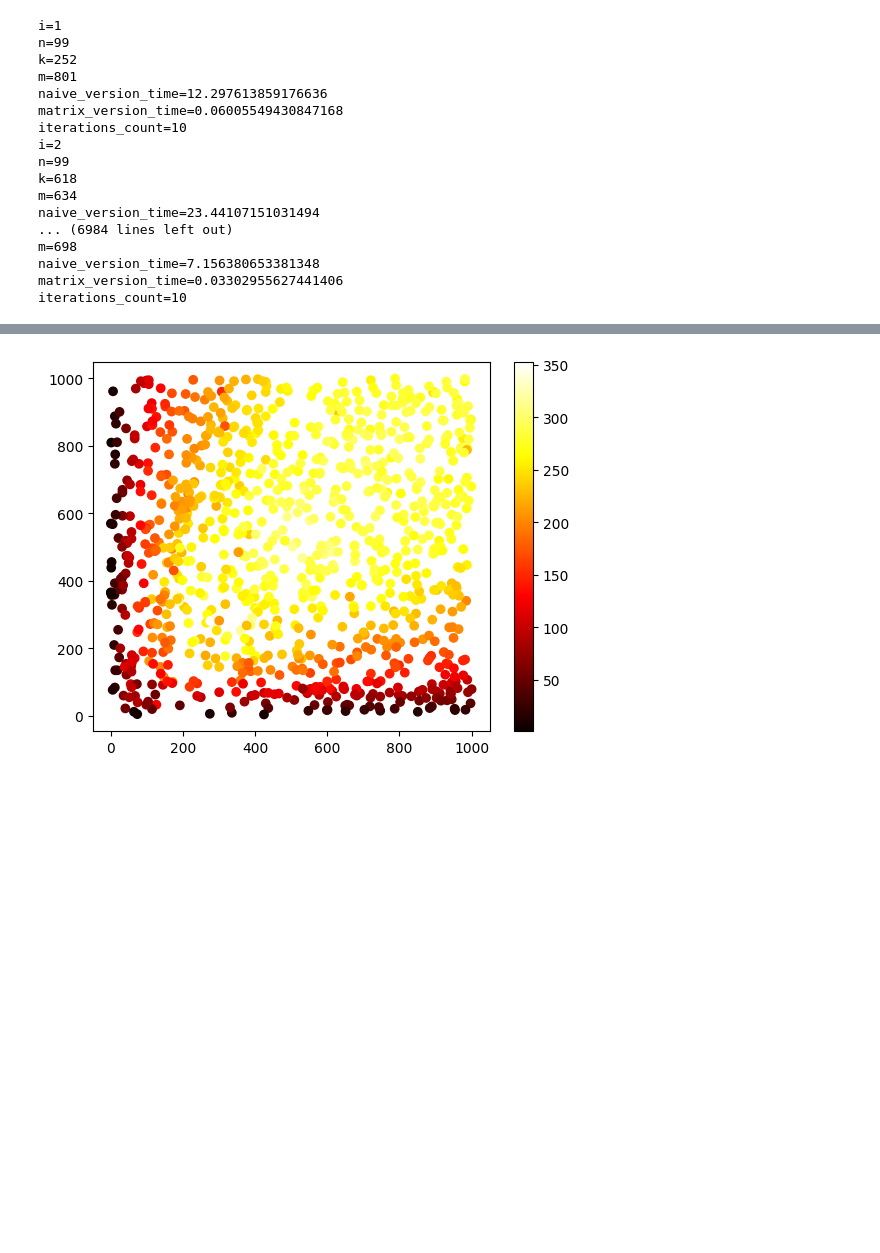
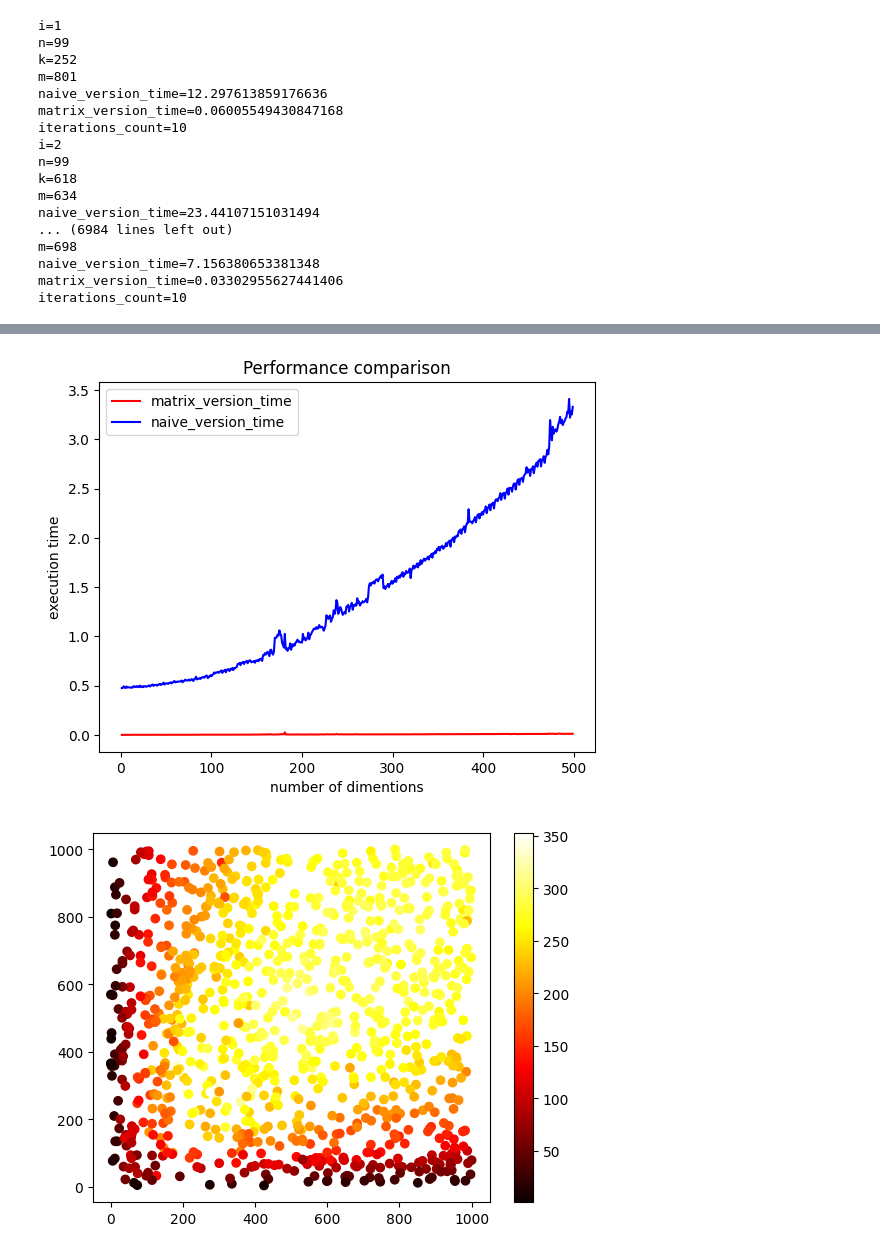
Before and after one commit to Rodnik05/MultidimentionalOpinionDynamics, a Jupyter notebook: performance_test.ipynb, the cells around one changed output, grey strips where cells are left out. Saved outputs shown, nothing was run; the diff lists cells and outputs as text; code cells hidden in the pictures; blank space fills up the shorter version.

Commit message:
switched to matplotlib

```diff
--- a/performance_test.ipynb
+++ b/performance_test.ipynb
@@ -164,4 +146,14 @@ df = df.to_pandas()
 df["matrix_version_time"] = df["matrix_version_time"]/df['iterations_count']
 df["naive_version_time"] = df["naive_version_time"]/df['iterations_count']
 df.hvplot.line("n", ["naive_version_time", "matrix_version_time"])
+
+import matplotlib.pyplot as plt
+
+plt.plot(df["n"], df["matrix_version_time"], label="matrix_version_time", color="red")
+plt.plot(df["n"], df["naive_version_time"], label="naive_version_time", color="blue")
+plt.legend()
+plt.xlabel('number of dimentions')
+plt.ylabel('execution time')
+plt.title('Performance comparison')
+plt.show()
 # %% [output]
@@ -169,3 +160,4 @@ df.hvplot.line("n", ["naive_version_time", "matrix_version_time"])
+[figure, added]
 # %%
 import hvplot.pandas
 import matplotlib.pyplot as plt
```
Also changed, not shown: parts of 3 cells of this notebook.
